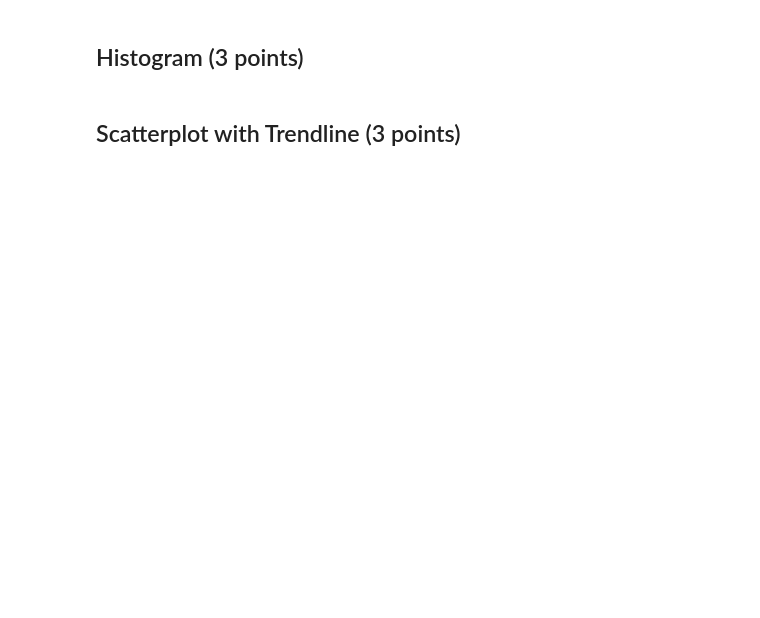
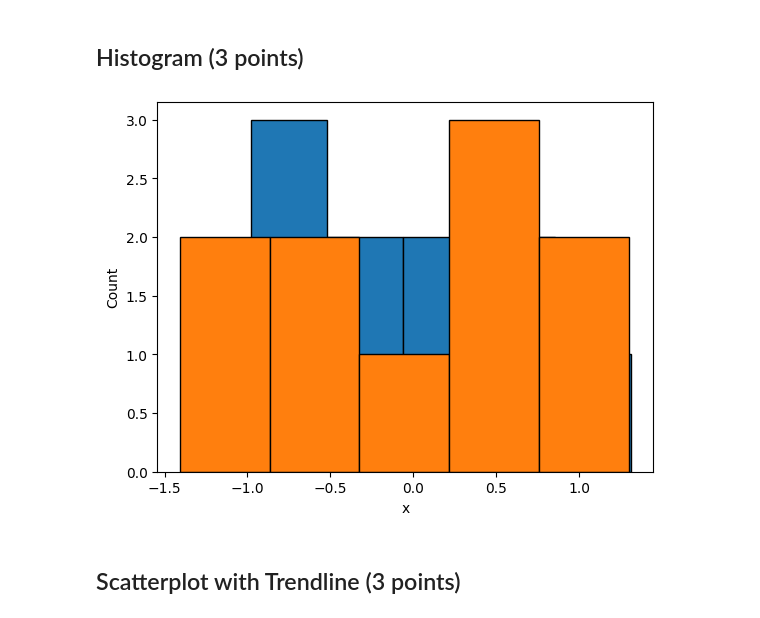
Before and after one commit to elsaspoor/first, a Jupyter notebook: homework/week-12.ipynb, the cells around one changed output. Saved outputs shown, nothing was run; the diff lists cells and outputs as text; code cells hidden in the pictures; blank space fills up the shorter version.

```diff
--- a/homework/week-12.ipynb
+++ b/homework/week-12.ipynb
@@ -33,3 +23,17 @@ print(x)
+# %%
+# Create a histogram from random data
+
+import numpy as np
+import seaborn as sns
+import pandas as pd
+
+data = np.random.multivariate_normal([0,0], [[1,0], [0,1]], size=10)
+data = pd.DataFrame(data, columns=['x', 'y'])
+
+for col in 'xy':
+  sns.histplot(data[col], alpha=1)
+# %% [output]
+[figure, added]
 # %% [markdown]
 ## Scatterplot with Trendline (3 points)
 # %%
```
Also changed, not shown: parts of 5 cells of this notebook.
